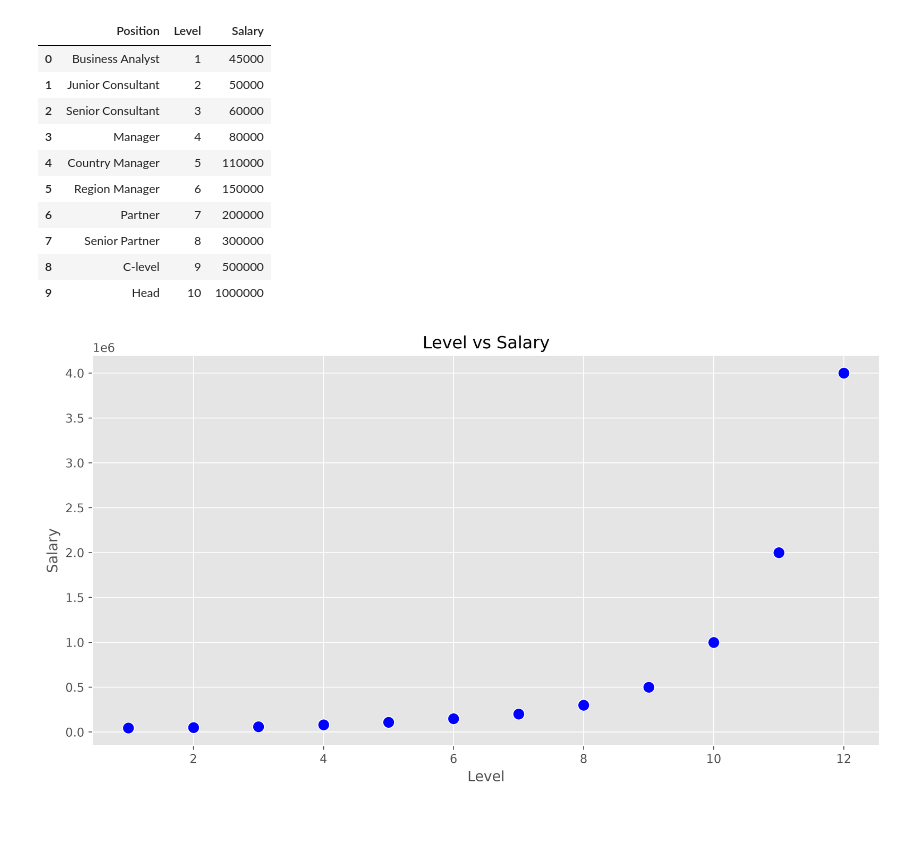
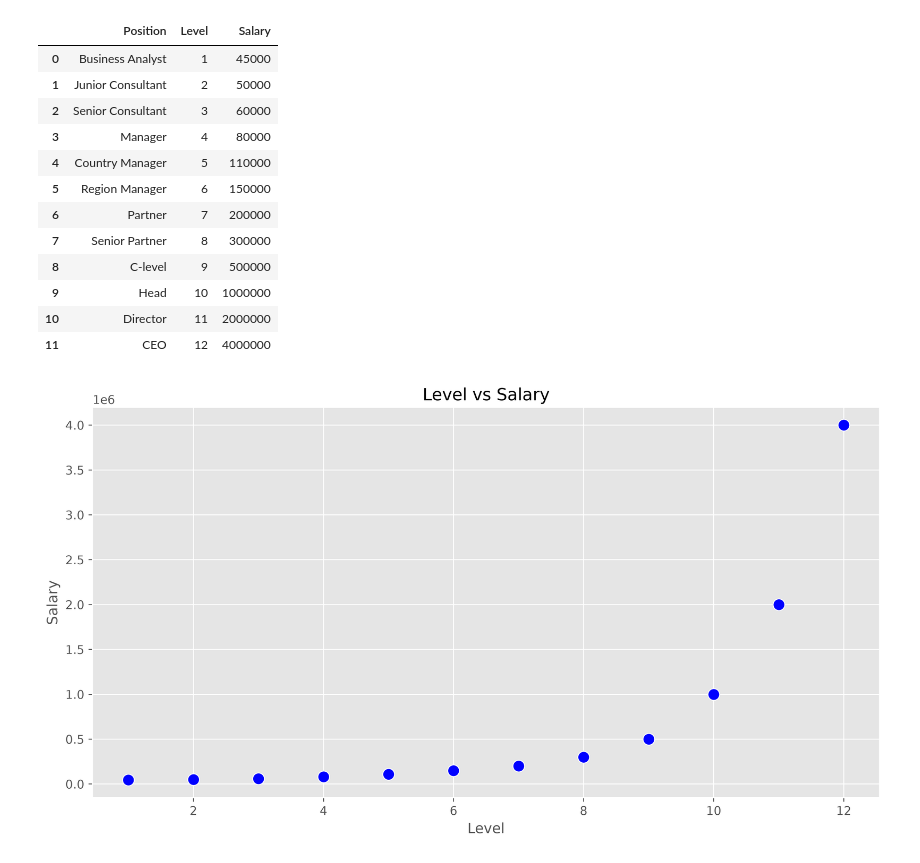
Before and after one commit to muzamilCodes/AI-AND-ML, a Jupyter notebook: Machine Learning/poly.ipynb, the cells around one changed output. Saved outputs shown, nothing was run; the diff lists cells and outputs as text; code cells hidden in the pictures; blank space fills up the shorter version.

```diff
--- a/Machine Learning/poly.ipynb
+++ b/Machine Learning/poly.ipynb
@@ -35,18 +17,20 @@ Everything is working!
 # %%
 data = pd.read_csv('position_salaries.csv')
-data.head(10)
+data
 # %% [output]
 |  | Position | Level | Salary |
 | 0 | Business Analyst | 1 | 45000 |
 | 1 | Junior Consultant | 2 | 50000 |
 | 2 | Senior Consultant | 3 | 60000 |
 | 3 | Manager | 4 | 80000 |
 | 4 | Country Manager | 5 | 110000 |
 | 5 | Region Manager | 6 | 150000 |
 | 6 | Partner | 7 | 200000 |
 | 7 | Senior Partner | 8 | 300000 |
 | 8 | C-level | 9 | 500000 |
 | 9 | Head | 10 | 1000000 |
+| 10 | Director | 11 | 2000000 |
+| 11 | CEO | 12 | 4000000 |
 # %%
 plt.figure(figsize=(12, 6), dpi=400)
 
```
Also changed, not shown: parts of 5 cells of this notebook.
